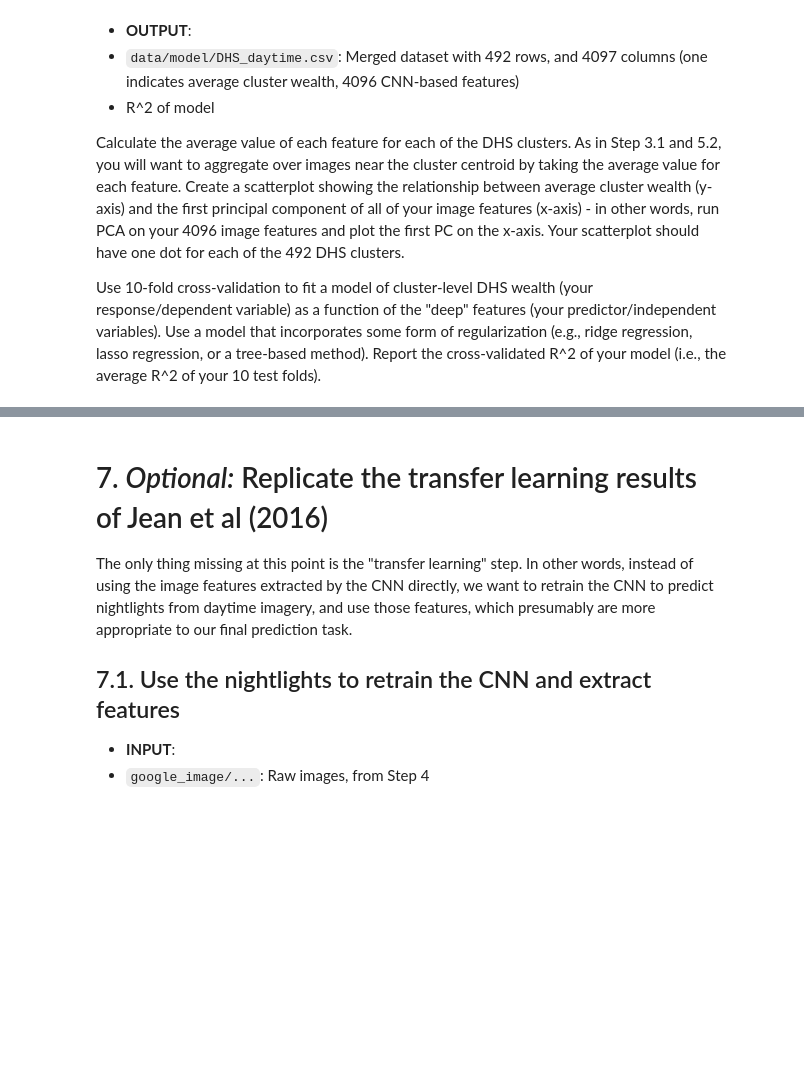
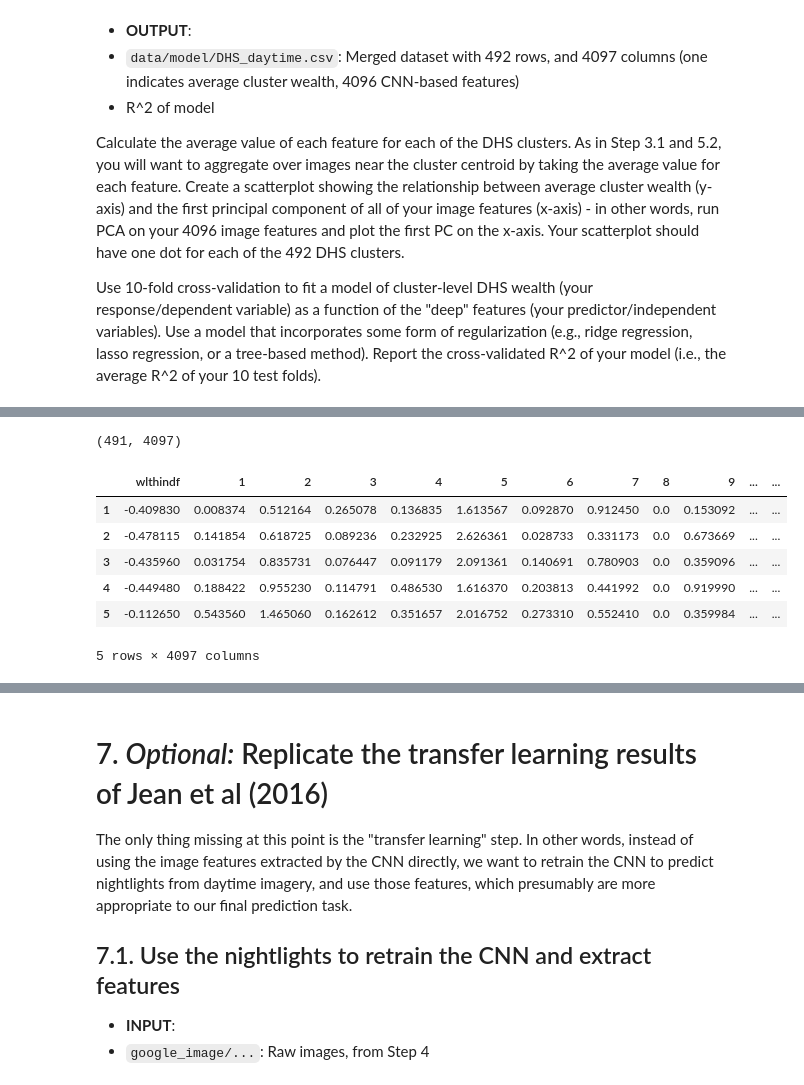
Before and after one commit to wetchler/bdd, a Jupyter notebook: PS1/BDD2019-PS1.ipynb, the cells around one changed output, grey strips where cells are left out. Drawn from its saved outputs; the diff is of its cells as text; code cells hidden in the pictures; blank space fills up the shorter version.

```diff
--- a/PS1/BDD2019-PS1.ipynb
+++ b/PS1/BDD2019-PS1.ipynb
@@ -1591,0 +1681,4 @@ from sklearn.decomposition import PCA
+# %%
+df_cnn_final = pd.merge(df_solution, df_cnn_cluster_features,left_index=True,right_index=True)
+print(df_cnn_final.shape)
+df_cnn_final.head()
@@ -1591,0 +1694,15 @@ from sklearn.decomposition import PCA
+# %%
+df_clean=df_cnn_final.drop(['cluster','latitude','longitude','Unnamed: 0'],axis=1)
+df_clean.shape
+# %% [output]
+(491, 4097)
+# %%
+df_clean.head()
+# %% [output]
+|  | wlthindf | 1 | 2 | 3 | 4 | 5 | 6 | 7 | 8 | 9 | ... | ... |
+| 1 | -0.409830 | 0.008374 | 0.512164 | 0.265078 | 0.136835 | 1.613567 | 0.092870 | 0.912450 | 0.0 | 0.153092 | ... | ... |
+| 2 | -0.478115 | 0.141854 | 0.618725 | 0.089236 | 0.232925 | 2.626361 | 0.028733 | 0.331173 | 0.0 | 0.673669 | ... | ... |
+| 3 | -0.435960 | 0.031754 | 0.835731 | 0.076447 | 0.091179 | 2.091361 | 0.140691 | 0.780903 | 0.0 | 0.359096 | ... | ... |
+| 4 | -0.449480 | 0.188422 | 0.955230 | 0.114791 | 0.486530 | 1.616370 | 0.203813 | 0.441992 | 0.0 | 0.919990 | ... | ... |
+| 5 | -0.112650 | 0.543560 | 1.465060 | 0.162612 | 0.351657 | 2.016752 | 0.273310 | 0.552410 | 0.0 | 0.359984 | ... | ... |
+5 rows × 4097 columns
```
Also changed, not shown: parts of 23 cells of this notebook, 2 other files.
